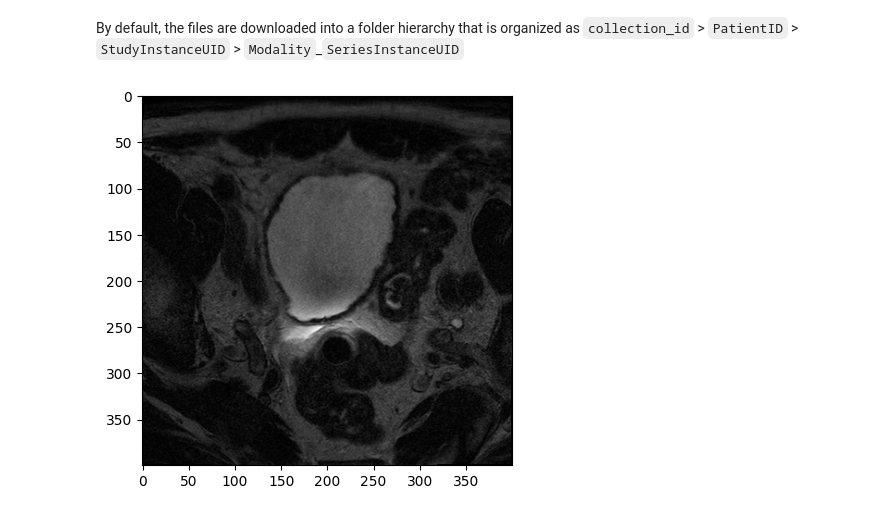
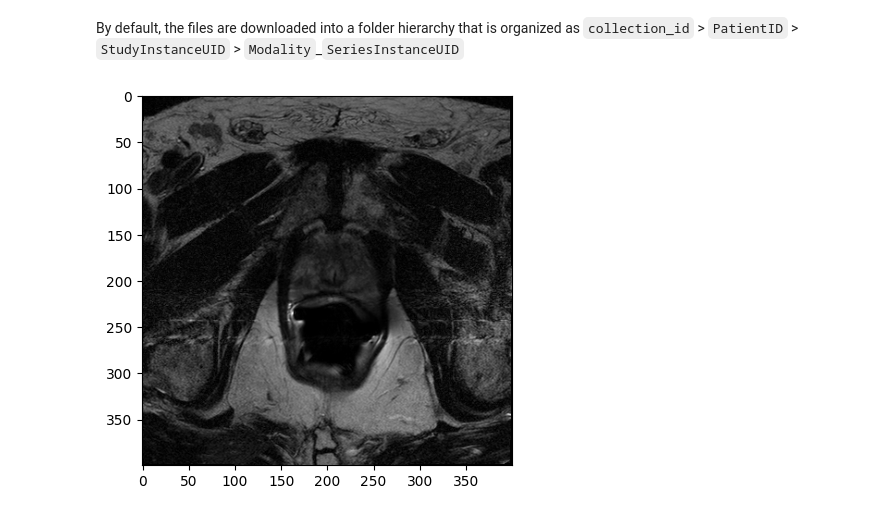
Before and after one commit to BioIntelligence-Lab/Population_Health_Project, a Jupyter notebook: IDC_Playground.ipynb, the cells around one changed output. Cells and saved outputs as stored; diff of their text form; code cells hidden in the pictures.

```diff
--- a/IDC_Playground.ipynb
+++ b/IDC_Playground.ipynb
@@ -154,27 +154,27 @@ By default, the files are downloaded into a folder hierarchy that is organized a
 # %%
 # You can download a random image from this dataset
 
 import pydicom
 from PIL import Image
 import numpy as np
 import matplotlib.pyplot as plt
 
 
 # Load the DICOM file
-dicom_path = r'33bd40ad-e0a2-4023-9234-dbb4cb8ef60b.dcm'
+dicom_path = r'1f86a477-2af7-4ea7-8384-400d716c46fa.dcm'
 
 dicom_data = pydicom.dcmread(dicom_path)
 
 # Get the pixel array from the DICOM file
 pixel_array = dicom_data.pixel_array
 
 # Normalize the pixel values to the range [0, 255]
 pixel_array = pixel_array - np.min(pixel_array)
 pixel_array = (pixel_array / np.max(pixel_array) * 255).astype(np.uint8)
 
 # Convert the NumPy array to a PIL Image
 image = Image.fromarray(pixel_array)
 plt.imshow(image,cmap="gray")
 plt.show()
 # %% [output]
-[figure, old version]
+[figure, new version]
```
Also changed, not shown: parts of 4 cells of this notebook, 1 other file.
